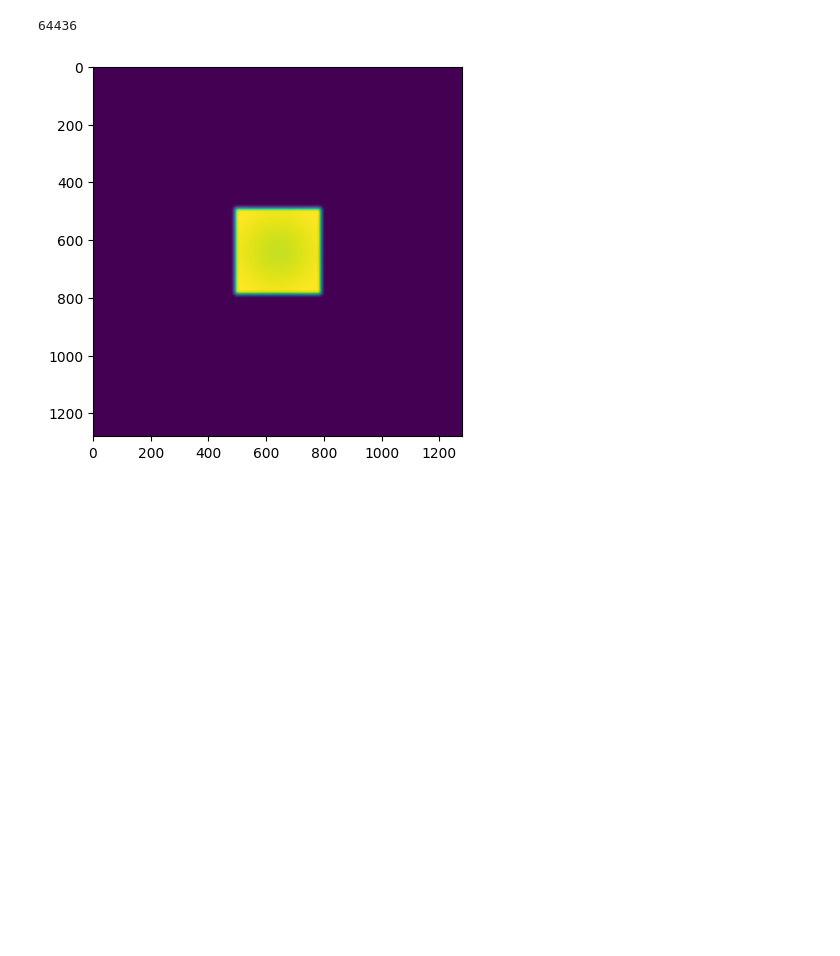
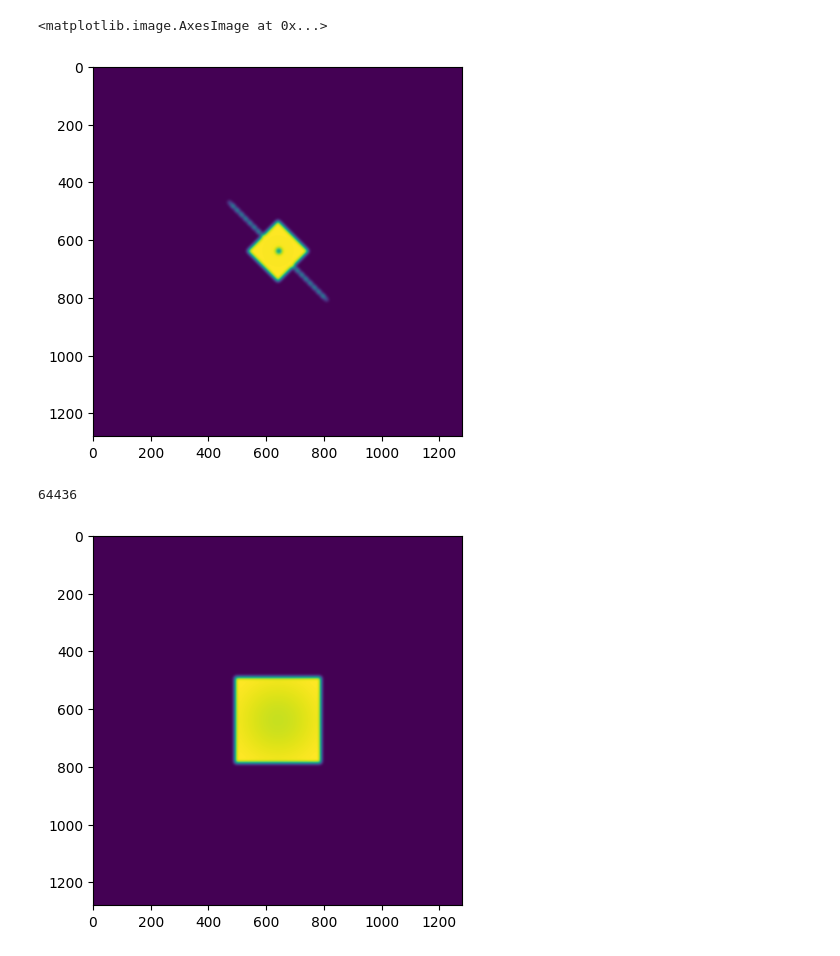
Before and after one commit to crcrewso/FauxPID, a Jupyter notebook: src/linacdicomimagesuite/create_image.ipynb, the cells around one changed output. Saved outputs shown, nothing was run; the diff lists cells and outputs as text; code cells hidden in the pictures; blank space fills up the shorter version.

Commit message:
Started work on winston lutz images

```diff
--- a/src/linacdicomimagesuite/create_image.ipynb
+++ b/src/linacdicomimagesuite/create_image.ipynb
@@ -29,7 +29,7 @@ def generate_dicom_using_layers(file_out_name, layers, **metadata_kwargs):
     return simulator_instance
 
 dir_path = Path(".")
-dir_path = dir_path / "atest_images"
+dir_path = dir_path / "test_images"
 dir_path.mkdir(parents=True, exist_ok=True)
 # %%
 class FilteredFieldLayer2(layers.PerfectFieldLayer):
@@ -79,40 +79,43 @@ class FilteredFieldLayer2(layers.PerfectFieldLayer):
         image[rr, cc] += horns.astype(image.dtype)
         return image
 # %%
-file_path = dir_path / "winston_lutz_perfect_coll_045_10x10.dcm"
+file_path = dir_path / "winston_lutz_1mm_right_coll_045_10x10.dcm" #Using add layer because rotations are not supported
 simulator_instance = AS1200Image(sid=1000)
 simulator_instance.add_layer(layers.FilteredFieldLayer(
         field_size_mm=(50, 50),
         alpha=0.9,
         cax_offset_mm=(0, 0)
     ))
-simulator_instance.add_layer(layers.PerfectBBLayer(alpha=-0.5, bb_size_mm=6))
 simulator_instance.add_layer(layers.PerfectFieldLayer(field_size_mm=(56, 2), alpha=0.5, cax_offset_mm=(53, 0)))
 simulator_instance.add_layer(layers.PerfectFieldLayer(field_size_mm=(56, 2), alpha=0.5, cax_offset_mm=(-53, 0)))
 initial_offset = 25
 for i in range(0, 8):
     step_size = 7
     offset = (initial_offset + i * step_size, 0)
     simulator_instance.add_layer(
         layers.PerfectBBLayer(
             bb_size_mm=3,
             alpha=0.5,
             cax_offset_mm=offset
         )
     )
     simulator_instance.add_layer(
         layers.PerfectBBLayer(
             bb_size_mm=3,
             alpha=0.5,
             cax_offset_mm=(-1 * offset[0], offset[1])
         )
     )
+simulator_instance.image = ndimage.rotate(simulator_instance.image, 45, reshape=False, mode='nearest')
+simulator_instance.add_layer(layers.PerfectBBLayer(alpha=-0.5, bb_size_mm=6, cax_offset_mm=(0, 1)))
 simulator_instance.add_layer(layers.RandomNoiseLayer())
 simulator_instance.add_layer(layers.GaussianFilterLayer(sigma_mm=2))
-simulator_instance.image = ndimage.rotate(simulator_instance.image, 45, reshape=False, mode='nearest')
 simulator_instance.generate_dicom(file_out_name=file_path, gantry_angle=0)
-add_metadata(file_path, gantry_angle=0.0, beam_limiting_device_angle=45.0, patient_support_angle=0.0)
 plt.imsave(file_path.with_suffix('.png'), simulator_instance.image)
+plt.imshow(simulator_instance.image)
+# %% [output]
+<matplotlib.image.AxesImage at 0x...>
+[figure, added]
 # %%
 field_layers = [
     layers.FilteredFieldLayer(
```
Also changed, not shown: 2 other files.
